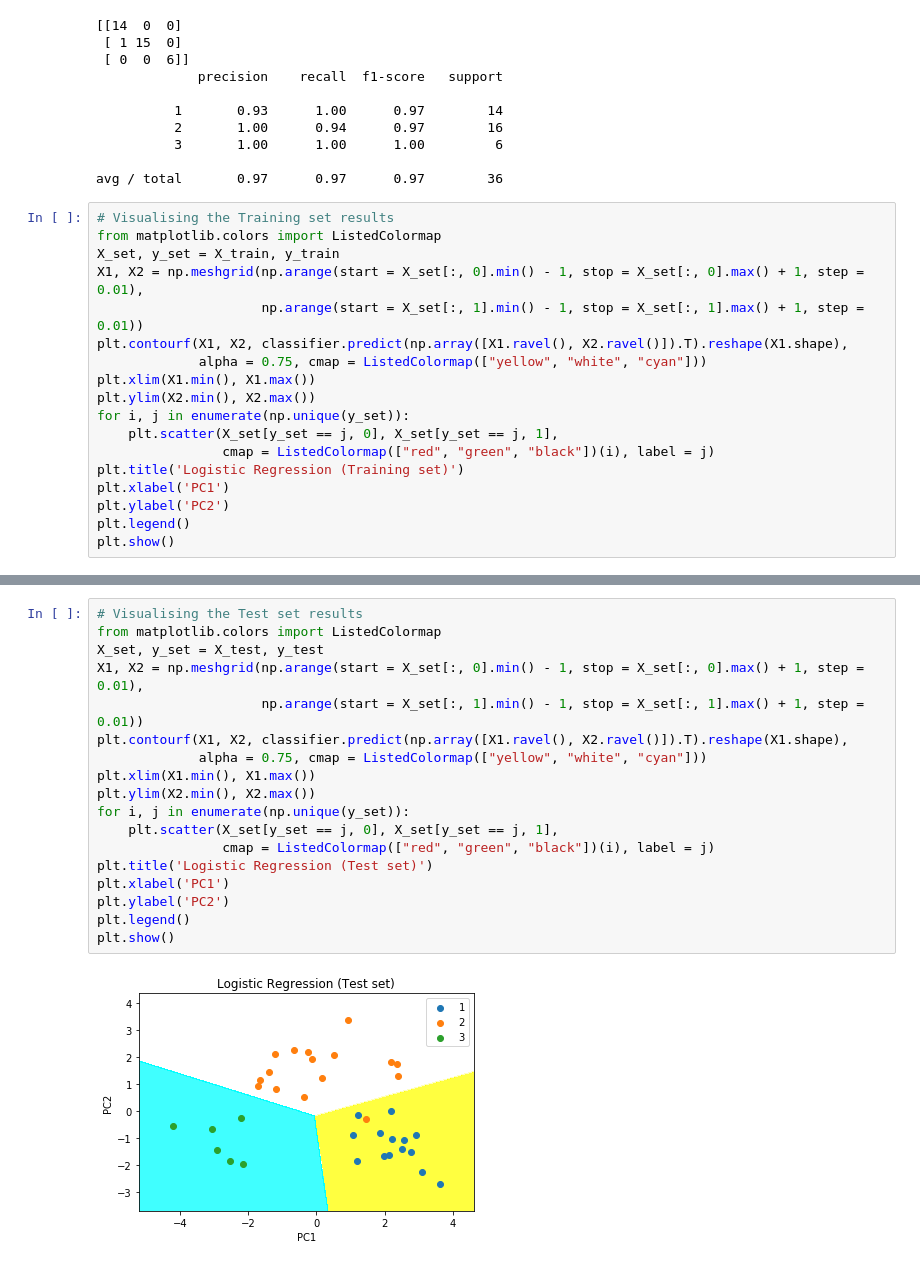
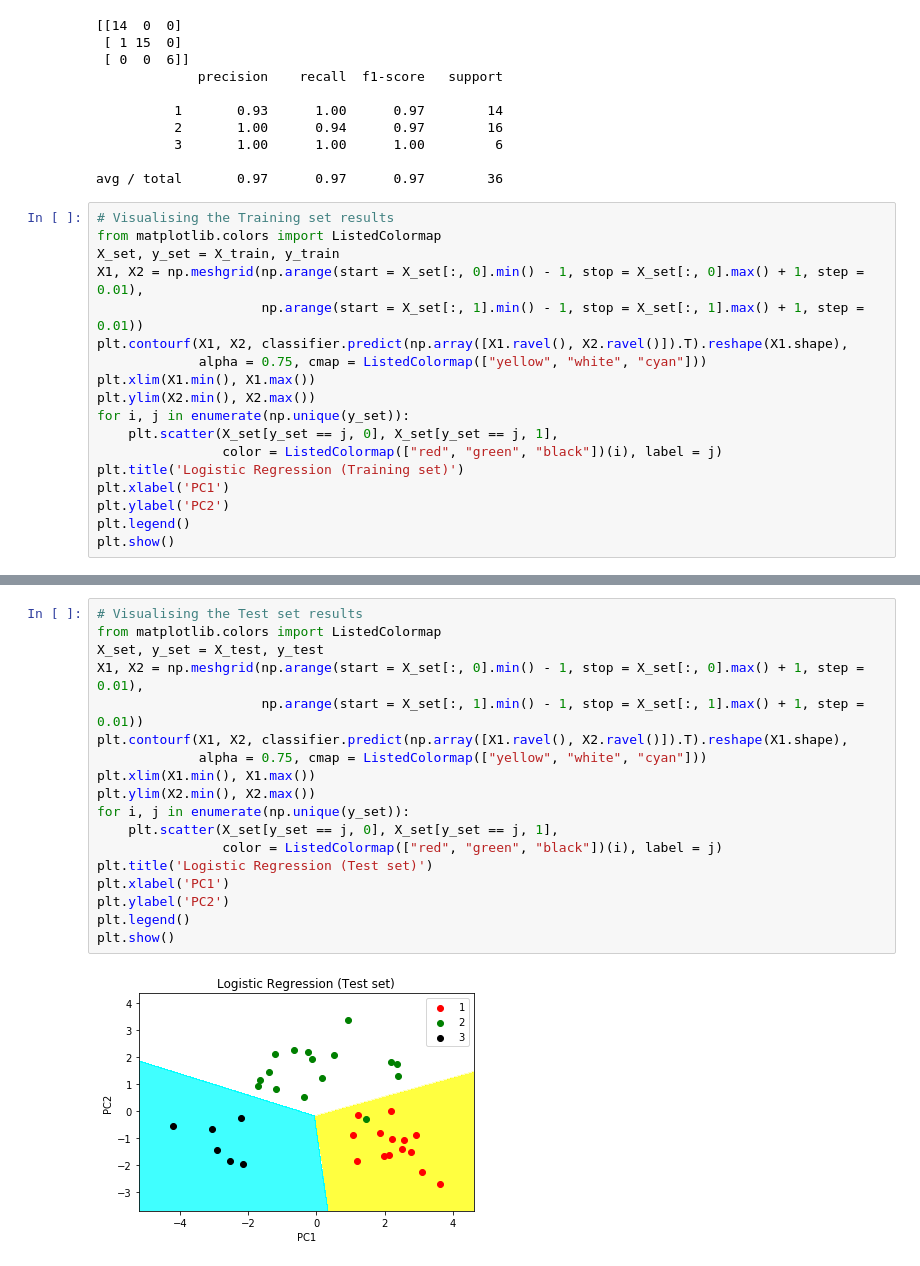
Before and after one commit to ZohebAbai/Projects-both-in-Python-R, a Jupyter notebook: Dimensionality Reduction/PCA/P21.ipynb, the cells around one changed output, grey strips where cells are left out. Saved outputs shown, nothing was run; the diff lists cells and outputs as text.

```diff
--- a/Dimensionality Reduction/PCA/P21.ipynb
+++ b/Dimensionality Reduction/PCA/P21.ipynb
@@ -81,7 +81,7 @@ plt.xlim(X1.min(), X1.max())
 plt.ylim(X2.min(), X2.max())
 for i, j in enumerate(np.unique(y_set)):
     plt.scatter(X_set[y_set == j, 0], X_set[y_set == j, 1],
-                cmap = ListedColormap(["red", "green", "black"])(i), label = j)
+                color = ListedColormap(["red", "green", "black"])(i), label = j)
 plt.title('Logistic Regression (Training set)')
 plt.xlabel('PC1')
 plt.ylabel('PC2')
@@ -92,20 +92,20 @@ plt.show()
 # %%
 # Visualising the Test set results
 from matplotlib.colors import ListedColormap
 X_set, y_set = X_test, y_test
 X1, X2 = np.meshgrid(np.arange(start = X_set[:, 0].min() - 1, stop = X_set[:, 0].max() + 1, step = 0.01),
                      np.arange(start = X_set[:, 1].min() - 1, stop = X_set[:, 1].max() + 1, step = 0.01))
 plt.contourf(X1, X2, classifier.predict(np.array([X1.ravel(), X2.ravel()]).T).reshape(X1.shape),
              alpha = 0.75, cmap = ListedColormap(["yellow", "white", "cyan"]))
 plt.xlim(X1.min(), X1.max())
 plt.ylim(X2.min(), X2.max())
 for i, j in enumerate(np.unique(y_set)):
     plt.scatter(X_set[y_set == j, 0], X_set[y_set == j, 1],
-                cmap = ListedColormap(["red", "green", "black"])(i), label = j)
+                color = ListedColormap(["red", "green", "black"])(i), label = j)
 plt.title('Logistic Regression (Test set)')
 plt.xlabel('PC1')
 plt.ylabel('PC2')
 plt.legend()
 plt.show()
 # %% [output]
-[figure, old version]
+[figure, new version]
```
Also changed, not shown: parts of 1 cell of this notebook, 1 other file.
